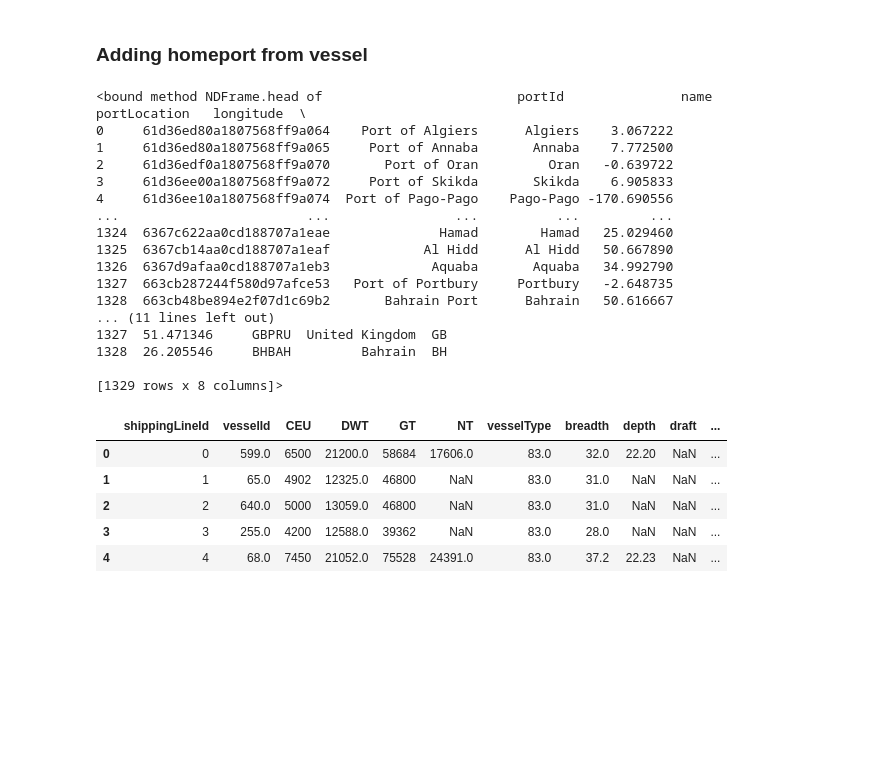
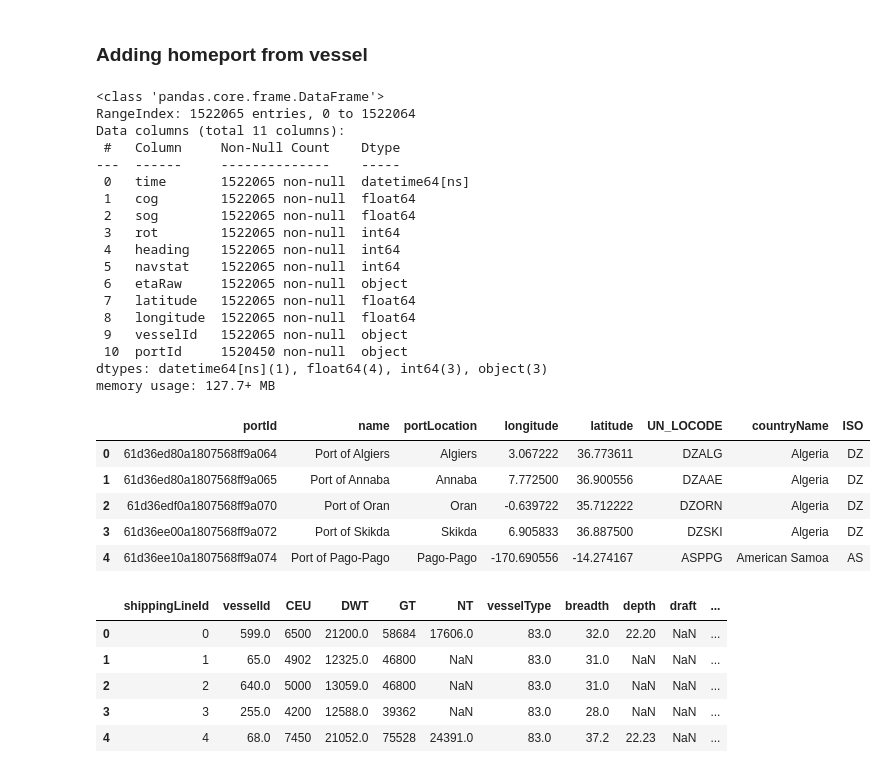
Before and after one commit to alexandersundquist/TDT4173-Modern-Machine-Learning-In-Practice-Project, a Jupyter notebook: test3.ipynb, the cells around one changed output. Drawn from its saved outputs; the diff is of its cells as text; code cells hidden in the pictures; blank space fills up the shorter version.

```diff
--- a/test3.ipynb
+++ b/test3.ipynb
@@ -7,35 +7,43 @@ import numpy as np
 # %%
 train = pd.read_csv('data/datasets/ais_train.csv', sep='|')
 train['time'] = pd.to_datetime(train['time'])
+train.info()
 train.head()
 
 test = pd.read_csv('data/datasets/ais_test.csv', sep=',')
 test['time'] = pd.to_datetime(test['time'])
 test.head()
 
 vessels = pd.read_csv('data/datasets/vessels.csv', sep='|')
 vessels.head()
 
 ports = pd.read_csv('data/datasets/ports.csv', sep='|')
-ports.head
+ports.head()
 # %% [output]
-<bound method NDFrame.head of                         portId               name portLocation   longitude  \
-0     61d36ed80a1807568ff9a064    Port of Algiers      Algiers    3.067222
-1     61d36ed80a1807568ff9a065     Port of Annaba       Annaba    7.772500
-2     61d36edf0a1807568ff9a070       Port of Oran         Oran   -0.639722
-3     61d36ee00a1807568ff9a072     Port of Skikda       Skikda    6.905833
-4     61d36ee10a1807568ff9a074  Port of Pago-Pago    Pago-Pago -170.690556
-...                        ...                ...          ...         ...
-1324  6367c622aa0cd188707a1eae              Hamad        Hamad   25.029460
-1325  6367cb14aa0cd188707a1eaf            Al Hidd      Al Hidd   50.667890
-1326  6367d9afaa0cd188707a1eb3             Aquaba       Aquaba   34.992790
-1327  663cb287244f580d97afce53   Port of Portbury     Portbury   -2.648735
-1328  663cb48be894e2f07d1c69b2       Bahrain Port      Bahrain   50.616667
-... (11 lines left out)
-1327  51.471346     GBPRU  United Kingdom  GB
-1328  26.205546     BHBAH         Bahrain  BH
-
-[1329 rows x 8 columns]>
+<class 'pandas.core.frame.DataFrame'>
+RangeIndex: 1522065 entries, 0 to 1522064
+Data columns (total 11 columns):
+ #   Column     Non-Null Count    Dtype
+---  ------     --------------    -----
+ 0   time       1522065 non-null  datetime64[ns]
+ 1   cog        1522065 non-null  float64
+ 2   sog        1522065 non-null  float64
+ 3   rot        1522065 non-null  int64
+ 4   heading    1522065 non-null  int64
+ 5   navstat    1522065 non-null  int64
+ 6   etaRaw     1522065 non-null  object
+ 7   latitude   1522065 non-null  float64
+ 8   longitude  1522065 non-null  float64
+ 9   vesselId   1522065 non-null  object
+ 10  portId     1520450 non-null  object
+dtypes: datetime64[ns](1), float64(4), int64(3), object(3)
+memory usage: 127.7+ MB
+|  | portId | name | portLocation | longitude | latitude | UN_LOCODE | countryName | ISO |
+| 0 | 61d36ed80a1807568ff9a064 | Port of Algiers | Algiers | 3.067222 | 36.773611 | DZALG | Algeria | DZ |
+| 1 | 61d36ed80a1807568ff9a065 | Port of Annaba | Annaba | 7.772500 | 36.900556 | DZAAE | Algeria | DZ |
+| 2 | 61d36edf0a1807568ff9a070 | Port of Oran | Oran | -0.639722 | 35.712222 | DZORN | Algeria | DZ |
+| 3 | 61d36ee00a1807568ff9a072 | Port of Skikda | Skikda | 6.905833 | 36.887500 | DZSKI | Algeria | DZ |
+| 4 | 61d36ee10a1807568ff9a074 | Port of Pago-Pago | Pago-Pago | -170.690556 | -14.274167 | ASPPG | American Samoa | AS |
 # %%
 port_id_mapping = {port_id: idx for idx, port_id in enumerate(train['portId'].unique())}
 train['portId'] = train['portId'].map(port_id_mapping)
```
Also changed, not shown: parts of 9 cells of this notebook, 7 other files.
